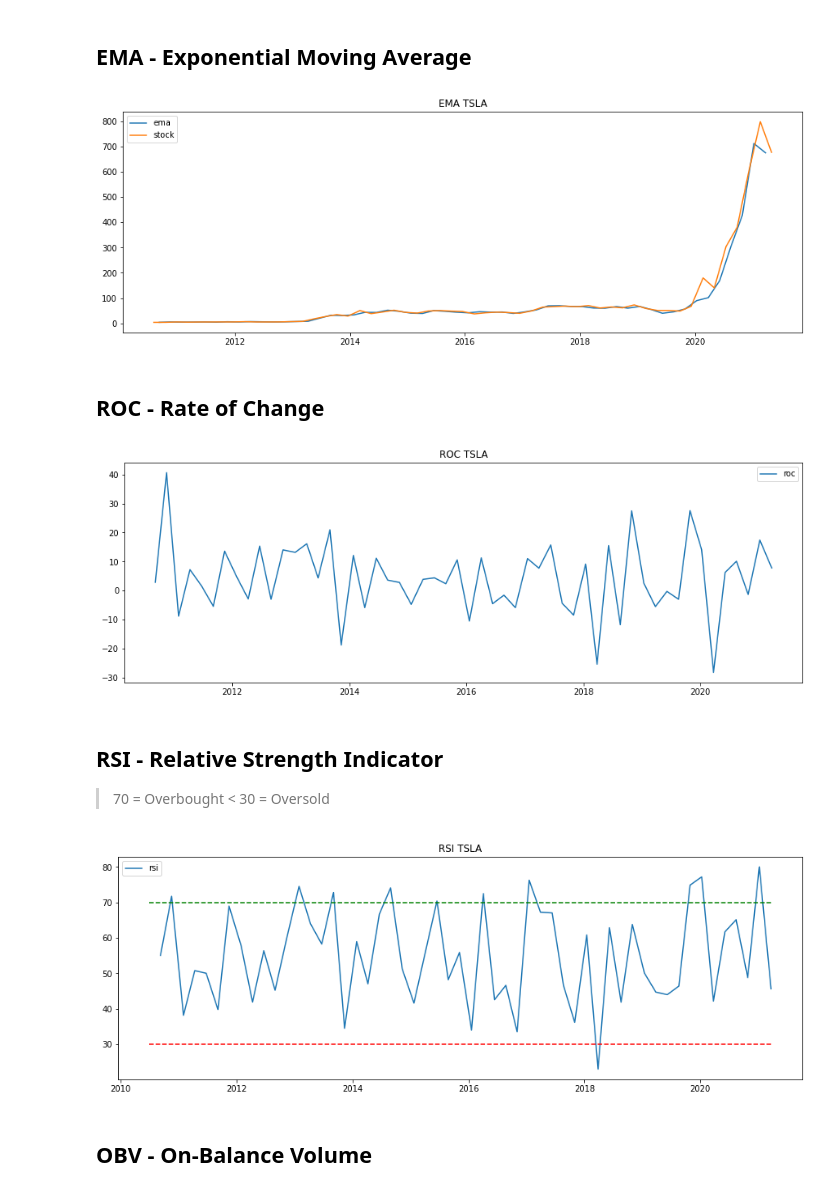
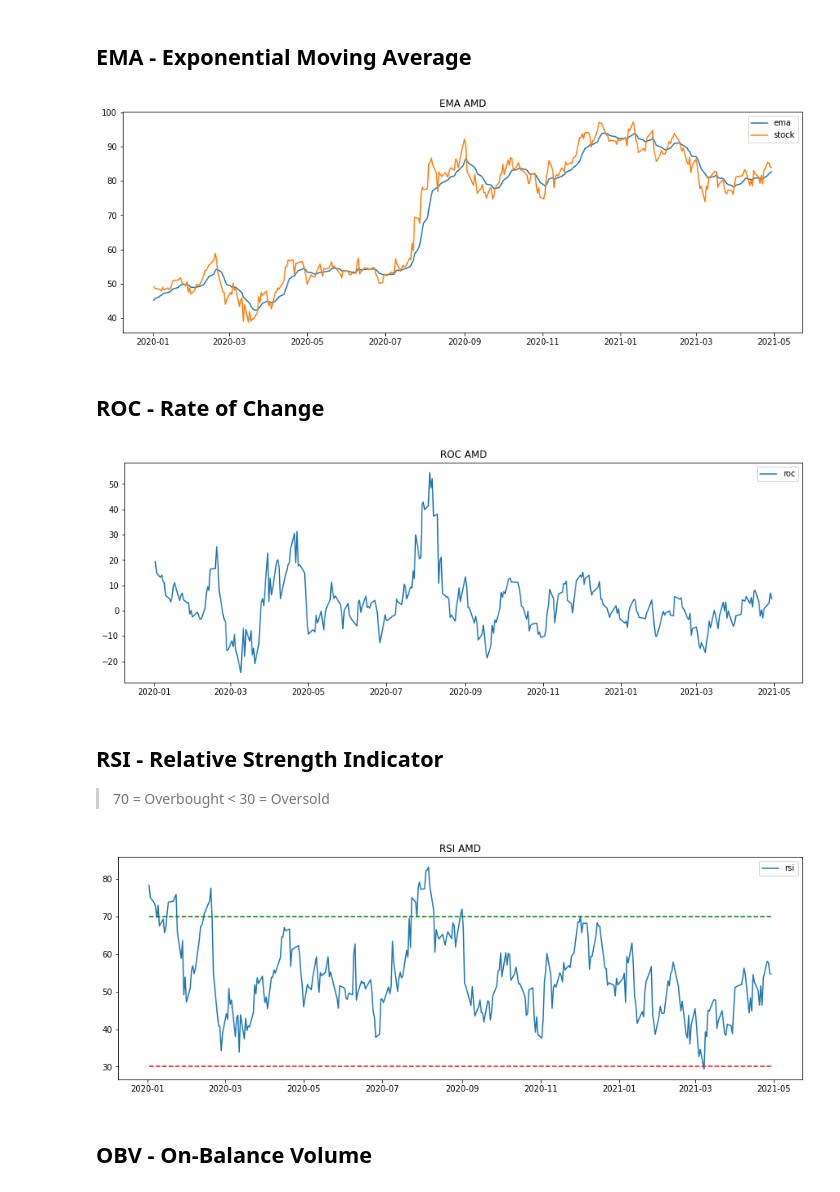
Before and after one commit to aitabot/technical_indicator_playground, a Jupyter notebook: ta.ipynb, the cells around one changed output. Saved outputs shown, nothing was run; the diff lists cells and outputs as text; code cells hidden in the pictures.

```diff
--- a/ta.ipynb
+++ b/ta.ipynb
@@ -13,7 +13,7 @@ from alpha_vantage import timeseries
 
 
 load_dotenv()
-stock = 'TSLA'
+stock = 'AMD'
 
 key = os.environ["ALPHA_VANTAGE_KEY"]
 # %% [markdown]
@@ -30,6 +30,9 @@ except Exception:
     ts = timeseries.TimeSeries(key=key, output_format="pandas")
     df, _ = ts.get_daily_adjusted(symbol=stock, outputsize="full")
     df.to_csv(f"{stock}.csv")
+# %%
+date_range = "2020-01-01"
+df_recent = df[df.index > date_range]
 # %% [markdown]
 ## SMA - Simple Moving Average
 # %%
@@ -59,15 +63,17 @@ def get_ema(close, window=12, fillna=False):
 # Reverse the dataset to put in the oldest values first
 ema = get_ema(df['5. adjusted close'][::-1])
 # %%
-# Plot every 50th item
+# Plot
+ema_recent = ema[ema.index > date_range]
+
 plt.figure(figsize=(15,5))
-plt.plot(ema.keys()[::50], ema[::50], label='ema')
-plt.plot(df.index[::50], df['5. adjusted close'][::50], label="stock")
+plt.plot(ema_recent.index, ema_recent, label='ema')
+plt.plot(df_recent.index, df_recent['5. adjusted close'], label="stock")
 plt.legend()
 plt.title(f"EMA {stock}")
 plt.show()
 # %% [output]
-[figure, old version]
+[figure, new version]
 # %% [markdown]
 ## ROC - Rate of Change
 # %%
@@ -77,15 +83,16 @@ def get_roc(close, window=12, fillna=False):
 
 roc = get_roc(df['5. adjusted close'][::-1])
 # %%
-# Plot every 50th item
+# Plot
+roc_recent = roc[roc.index > date_range]
+
 plt.figure(figsize=(15,5))
-plt.plot(roc.keys()[::50], roc[::50], label='roc')
-# plt.plot(df.index[::50], df['5. adjusted close'][::50], label="stock")
+plt.plot(roc_recent.index, roc_recent, label='roc')
 plt.legend()
 plt.title(f"ROC {stock}")
 plt.show()
 # %% [output]
-[figure, old version]
+[figure, new version]
 # %% [markdown]
 ## RSI - Relative Strength Indicator
 > 70 = Overbought
@@ -96,17 +103,19 @@ def get_rsi(close, window=14, fillna=False):
 
 rsi = get_rsi(df['5. adjusted close'][::-1])
 # %%
-# Plot every 50th item
+# Plot
+rsi_recent = rsi[rsi.index > date_range]
+
 plt.figure(figsize=(15,5))
-plt.plot(rsi.keys()[::50], rsi[::50], label='rsi')
-plt.plot(rsi.keys()[::50], np.full((rsi.size),70)[::50], "g--")
-plt.plot(rsi.keys()[::50], np.full((rsi.size),30)[::50], "r--")
-# plt.plot(df.index[::50], df['5. adjusted close'][::50], label="stock")
+plt.plot(rsi_recent.index, rsi_recent, label='rsi')
+plt.plot(rsi_recent.index, np.full((rsi_recent.size),70), "g--")
+plt.plot(rsi_recent.index, np.full((rsi_recent.size),30), "r--")
+# plt.plot(df.index, df['5. adjusted close'], label="stock")
 plt.legend()
 plt.title(f"RSI {stock}")
 plt.show()
 # %% [output]
-[figure, old version]
+[figure, new version]
 # %% [markdown]
 ## OBV - On-Balance Volume
 # %%
```
Also changed, not shown: parts of 9 cells of this notebook.
